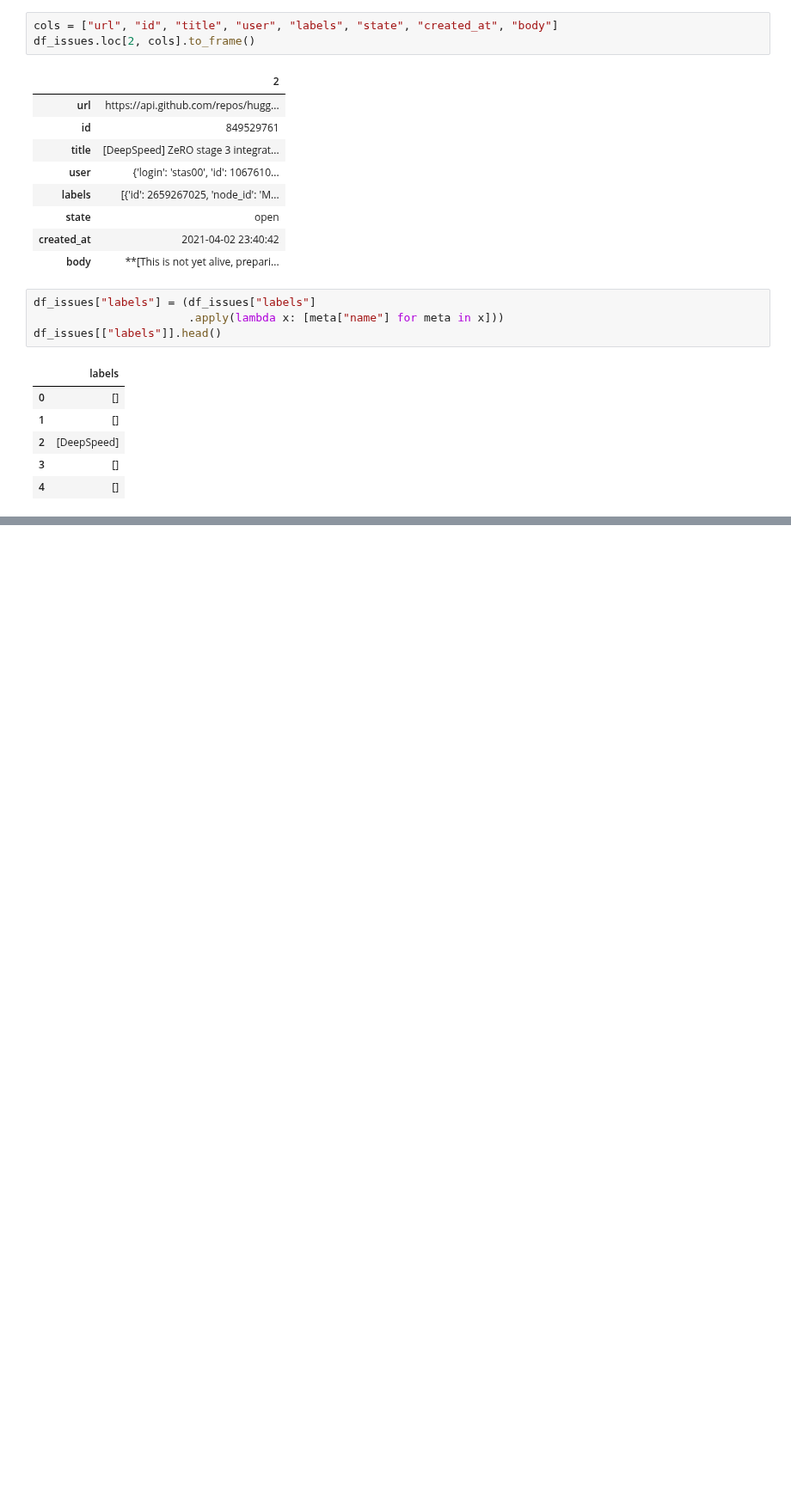
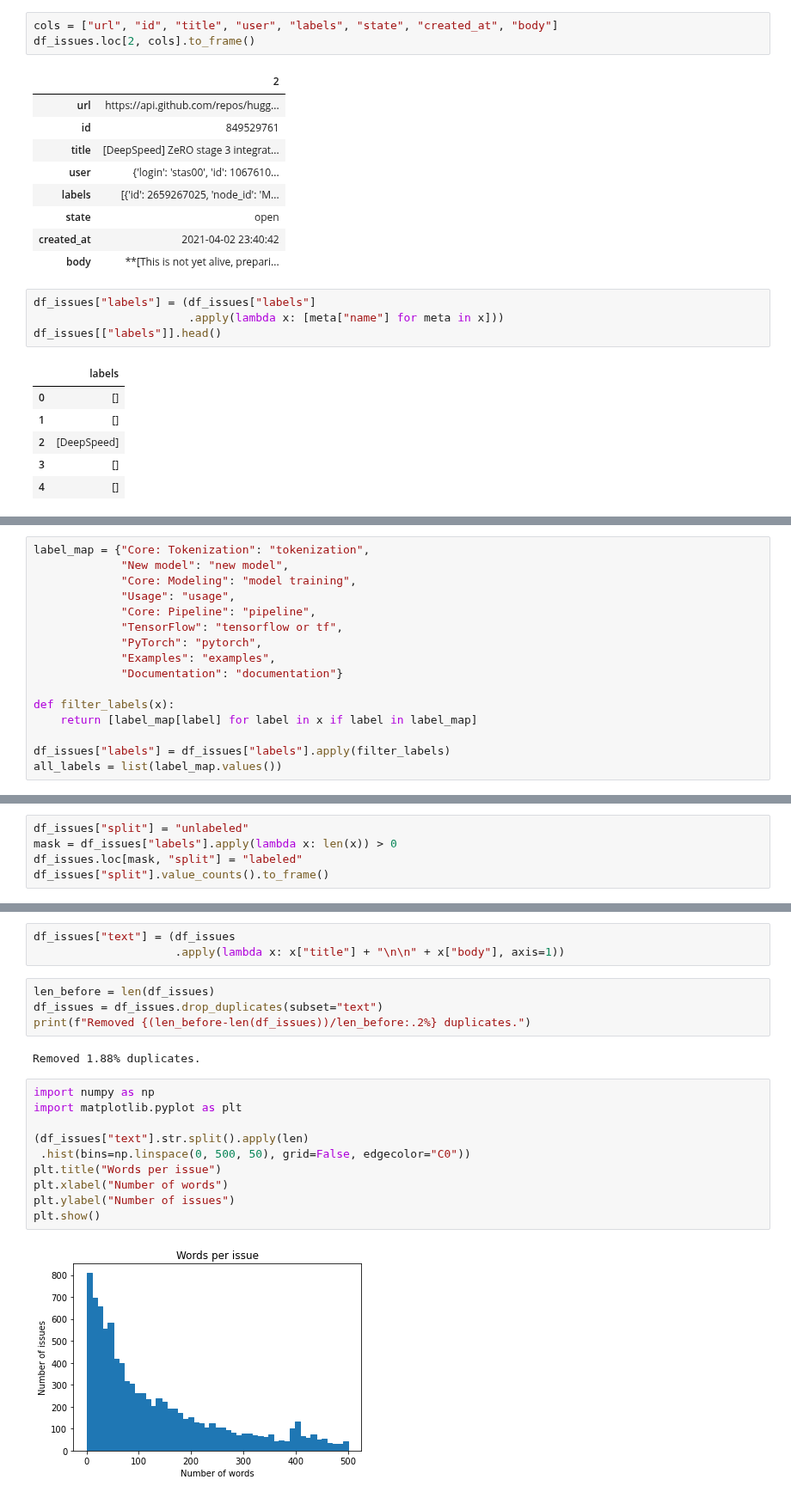
Before and after one commit to charlieoneill11/charlieoneill, a Jupyter notebook: _notebooks/2022-08-22-nlp_few.ipynb, the cells around one changed output, grey strips where cells are left out. Shown at 86% size. Saved outputs shown, nothing was run; the diff lists cells and outputs as text; blank space fills up the shorter version.

```diff
--- a/_notebooks/2022-08-22-nlp_few.ipynb
+++ b/_notebooks/2022-08-22-nlp_few.ipynb
@@ -43,0 +58,16 @@ df_issues[["labels"]].head()
+# %%
+label_map = {"Core: Tokenization": "tokenization",
+             "New model": "new model",
+             "Core: Modeling": "model training",
+             "Usage": "usage",
+             "Core: Pipeline": "pipeline",
+             "TensorFlow": "tensorflow or tf",
+             "PyTorch": "pytorch",
+             "Examples": "examples",
+             "Documentation": "documentation"}
+
+def filter_labels(x):
+    return [label_map[label] for label in x if label in label_map]
+
+df_issues["labels"] = df_issues["labels"].apply(filter_labels)
+all_labels = list(label_map.values())
@@ -43,0 +80,5 @@ df_issues[["labels"]].head()
+# %%
+df_issues["split"] = "unlabeled"
+mask = df_issues["labels"].apply(lambda x: len(x)) > 0
+df_issues.loc[mask, "split"] = "labeled"
+df_issues["split"].value_counts().to_frame()
@@ -43,0 +104,21 @@ df_issues[["labels"]].head()
+# %%
+df_issues["text"] = (df_issues
+                     .apply(lambda x: x["title"] + "\n\n" + x["body"], axis=1))
+# %%
+len_before = len(df_issues)
+df_issues = df_issues.drop_duplicates(subset="text")
+print(f"Removed {(len_before-len(df_issues))/len_before:.2%} duplicates.")
+# %% [output]
+Removed 1.88% duplicates.
+# %%
+import numpy as np
+import matplotlib.pyplot as plt
+
+(df_issues["text"].str.split().apply(len)
+ .hist(bins=np.linspace(0, 500, 50), grid=False, edgecolor="C0"))
+plt.title("Words per issue")
+plt.xlabel("Number of words")
+plt.ylabel("Number of issues")
+plt.show()
+# %% [output]
+[figure, added]
```
Also changed, not shown: parts of 18 cells of this notebook, 1 other file.
